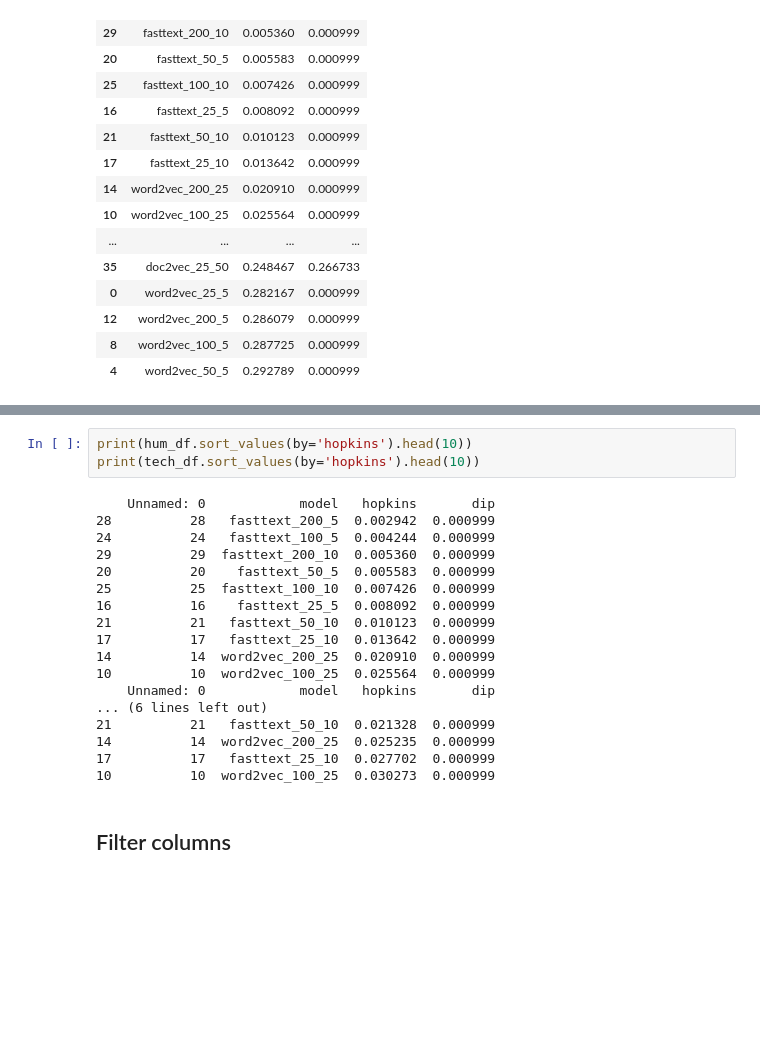
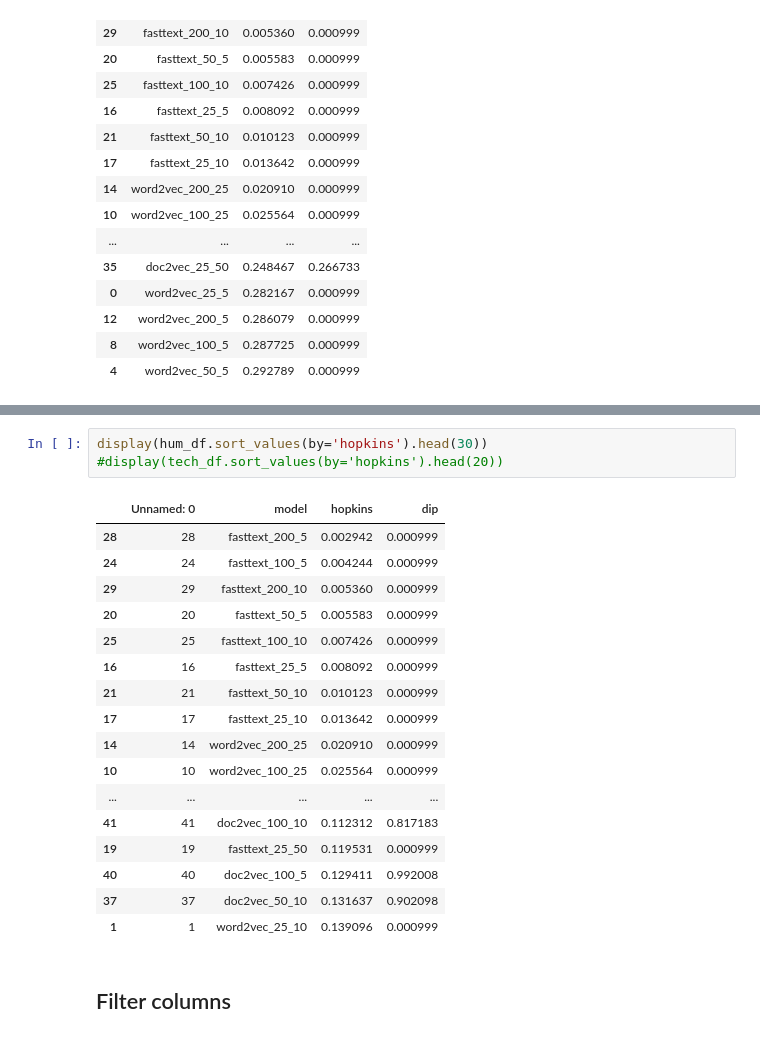
Before and after one commit to Fassty/mff, a Jupyter notebook: bachelor_thesis/notebooks/[Experiment] Vectorization.ipynb, the cells around one changed output, grey strips where cells are left out. Cells and saved outputs as stored; diff of their text form; blank space fills up the shorter version.

```diff
--- a/bachelor_thesis/notebooks/[Experiment] Vectorization.ipynb
+++ b/bachelor_thesis/notebooks/[Experiment] Vectorization.ipynb
@@ -537,24 +573,24 @@ print(tech_df.head())
 # %%
-print(hum_df.sort_values(by='hopkins').head(10))
-print(tech_df.sort_values(by='hopkins').head(10))
+display(hum_df.sort_values(by='hopkins').head(30))
+#display(tech_df.sort_values(by='hopkins').head(20))
 # %% [output]
-    Unnamed: 0            model   hopkins       dip
-28          28   fasttext_200_5  0.002942  0.000999
-24          24   fasttext_100_5  0.004244  0.000999
-29          29  fasttext_200_10  0.005360  0.000999
-20          20    fasttext_50_5  0.005583  0.000999
-25          25  fasttext_100_10  0.007426  0.000999
-16          16    fasttext_25_5  0.008092  0.000999
-21          21   fasttext_50_10  0.010123  0.000999
-17          17   fasttext_25_10  0.013642  0.000999
-14          14  word2vec_200_25  0.020910  0.000999
-10          10  word2vec_100_25  0.025564  0.000999
-    Unnamed: 0            model   hopkins       dip
-... (6 lines left out)
-21          21   fasttext_50_10  0.021328  0.000999
-14          14  word2vec_200_25  0.025235  0.000999
-17          17   fasttext_25_10  0.027702  0.000999
-10          10  word2vec_100_25  0.030273  0.000999
+|  | Unnamed: 0 | model | hopkins | dip |
+| 28 | 28 | fasttext_200_5 | 0.002942 | 0.000999 |
+| 24 | 24 | fasttext_100_5 | 0.004244 | 0.000999 |
+| 29 | 29 | fasttext_200_10 | 0.005360 | 0.000999 |
+| 20 | 20 | fasttext_50_5 | 0.005583 | 0.000999 |
+| 25 | 25 | fasttext_100_10 | 0.007426 | 0.000999 |
+| 16 | 16 | fasttext_25_5 | 0.008092 | 0.000999 |
+| 21 | 21 | fasttext_50_10 | 0.010123 | 0.000999 |
+| 17 | 17 | fasttext_25_10 | 0.013642 | 0.000999 |
+| 14 | 14 | word2vec_200_25 | 0.020910 | 0.000999 |
+| 10 | 10 | word2vec_100_25 | 0.025564 | 0.000999 |
+| ... | ... | ... | ... | ... |
+| 41 | 41 | doc2vec_100_10 | 0.112312 | 0.817183 |
+| 19 | 19 | fasttext_25_50 | 0.119531 | 0.000999 |
+| 40 | 40 | doc2vec_100_5 | 0.129411 | 0.992008 |
+| 37 | 37 | doc2vec_50_10 | 0.131637 | 0.902098 |
+| 1 | 1 | word2vec_25_10 | 0.139096 | 0.000999 |
 # %% [markdown]
 ## Filter columns
 # %%
```
Also changed, not shown: parts of 4 cells of this notebook.
